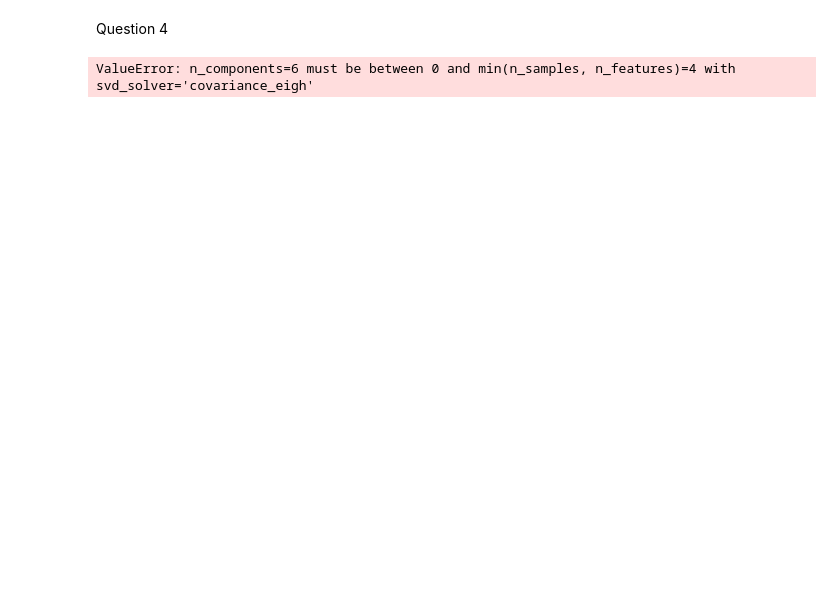
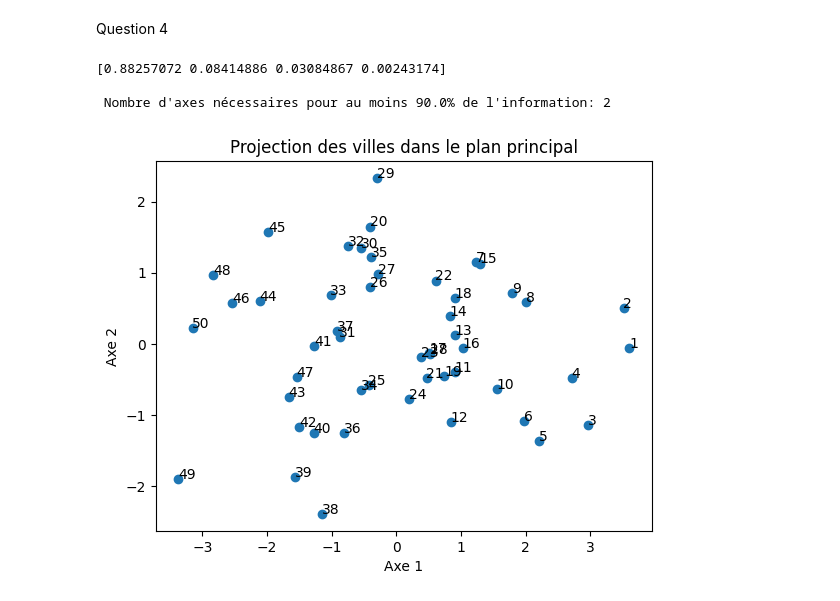
Before and after one commit to ImValll/tp1ADM, a Jupyter notebook: TP_ACP_A_rendre_HENRY_Valentin_BARBATO_Clement.ipynb, the cells around one changed output. Cells and saved outputs as stored; diff of their text form; code cells hidden in the pictures; blank space fills up the shorter version.

```diff
--- a/TP_ACP_A_rendre_HENRY_Valentin_BARBATO_Clement.ipynb
+++ b/TP_ACP_A_rendre_HENRY_Valentin_BARBATO_Clement.ipynb
@@ -110,6 +111,9 @@ analyse_composante_principale('data/crimes.csv', 1, 7)
 # %% [markdown]
 Question 4
 # %%
-analyse_composante_principale('data/50_Startups.csv', 1, 4)
+analyse_composante_principale('data/50_Startups.csv', 1, 5)
 # %% [output]
-ValueError: n_components=6 must be between 0 and min(n_samples, n_features)=4 with svd_solver='covariance_eigh'
+[0.88257072 0.08414886 0.03084867 0.00243174]
+
+ Nombre d'axes nécessaires pour au moins 90.0% de l'information: 2
+[figure, added]
```
Also changed, not shown: parts of 1 cell of this notebook.
